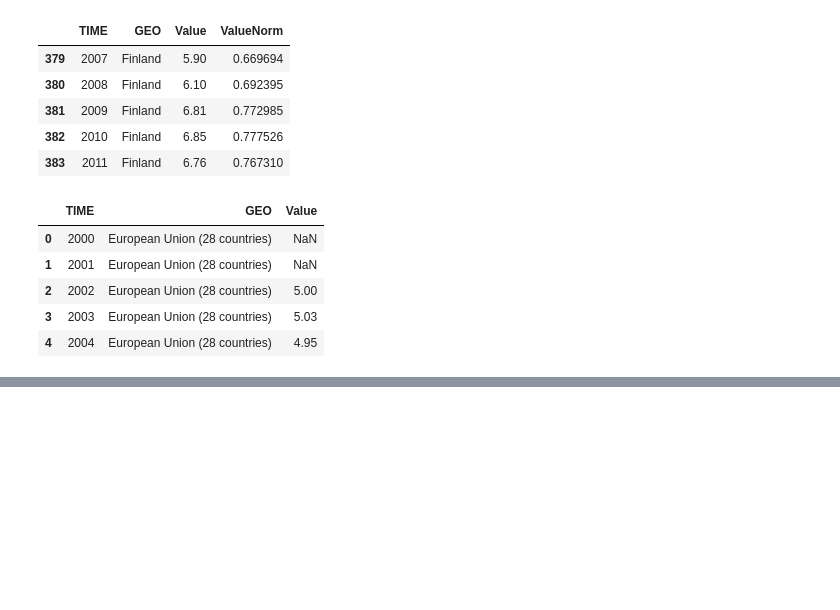
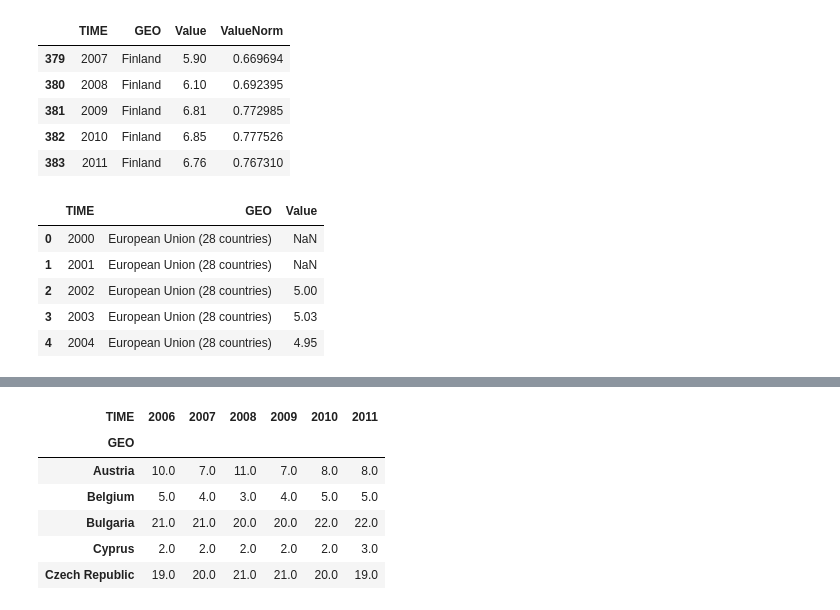
Before and after one commit to JulianRangel99/SeminarioBigData, a Jupyter notebook: Laboratorio_1.ipynb, the cells around one changed output, grey strips where cells are left out. Saved outputs shown, nothing was run; the diff lists cells and outputs as text; code cells hidden in the pictures; blank space fills up the shorter version.

```diff
--- a/Laboratorio_1.ipynb
+++ b/Laboratorio_1.ipynb
@@ -219,0 +314,19 @@ edu.tail()
+# %%
+pivedu = pivedu.drop(['Euro area (13 countries)',
+ 'Euro area (15 countries)',
+ 'Euro area (17 countries)',
+ 'Euro area (18 countries)',
+ 'European Union (25 countries)',
+ 'European Union (27 countries)',
+ 'European Union (28 countries)'], axis = 0)
+pivedu = pivedu.rename(index={'Germany (until 1990 former territory of the FRG)': 'Germany'})
+pivedu = pivedu.dropna()
+pivedu.rank(ascending=False, method = 'first').head()
+# %% [output]
+| TIME | 2006 | 2007 | 2008 | 2009 | 2010 | 2011 |
+| GEO |  |  |  |  |  |  |
+| Austria | 10.0 | 7.0 | 11.0 | 7.0 | 8.0 | 8.0 |
+| Belgium | 5.0 | 4.0 | 3.0 | 4.0 | 5.0 | 5.0 |
+| Bulgaria | 21.0 | 21.0 | 20.0 | 20.0 | 22.0 | 22.0 |
+| Cyprus | 2.0 | 2.0 | 2.0 | 2.0 | 2.0 | 3.0 |
+| Czech Republic | 19.0 | 20.0 | 21.0 | 21.0 | 20.0 | 19.0 |
```
Also changed, not shown: parts of 13 cells of this notebook.
